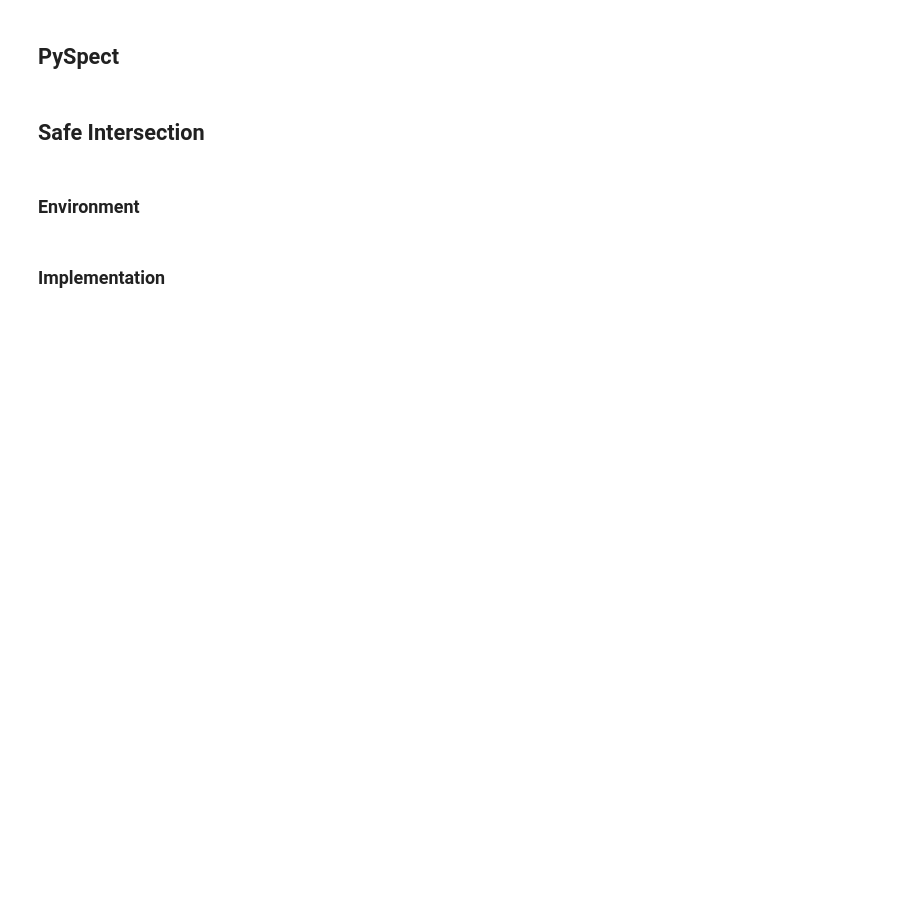
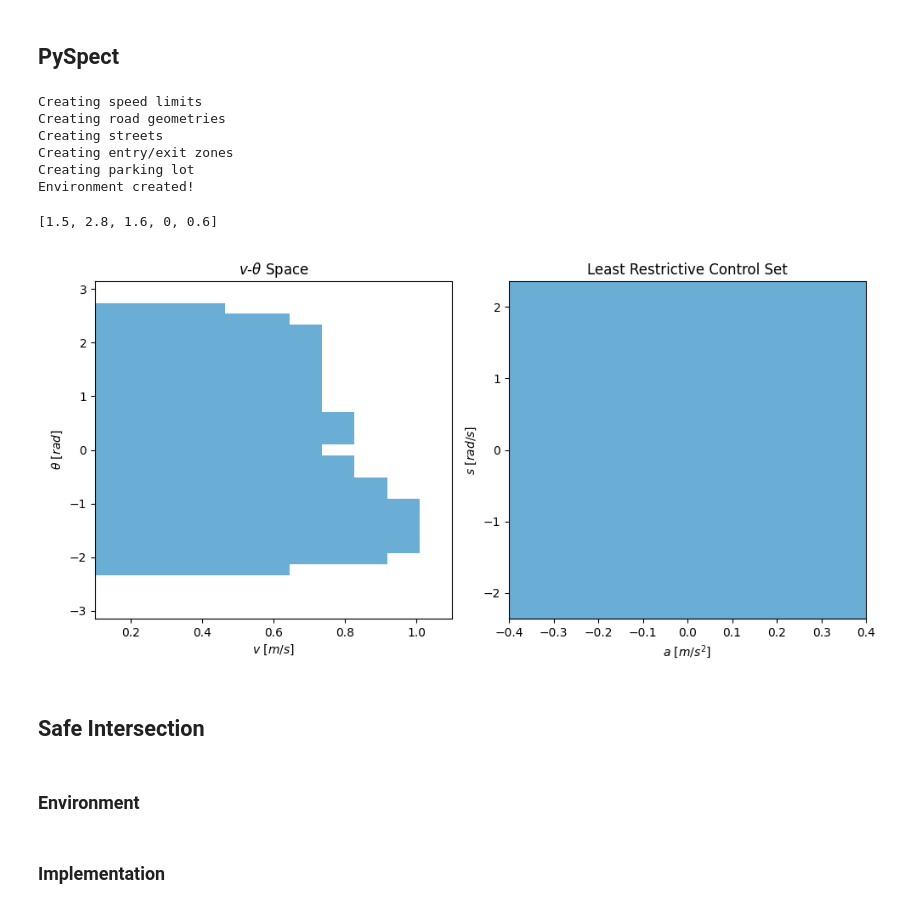
Before and after one commit to sulthansf/pyspect, a Jupyter notebook: examples/hj.ipynb, the cells around one changed output. Drawn from its saved outputs; the diff is of its cells as text; code cells hidden in the pictures; blank space fills up the shorter version.

```diff
--- a/examples/hj.ipynb
+++ b/examples/hj.ipynb
@@ -122,7 +127,7 @@ def interact_scenario(times, *pairs):
         return fig
     return interaction, render_frame
 
-def interact_tubes(times, *triplets, eye=None, **kwargs):
+def interact_tubes_time(times, *triplets, eye=None):
     background = sio.imread(BACKGROUND_PATH, as_gray=True)
     background = np.flipud(background)
 
@@ -243,6 +248,10 @@ def interact_tubes_axis(times, *triplets, axis=2, eye=None):
         return fw
     return interaction, render_frame
 
+def interact_tubes(*args, axis=None, **kwargs):
+    return (interact_tubes_time(*args, **kwargs) if axis is None else
+            interact_tubes_axis(*args, **kwargs, axis=axis))
+
 def sphere_to_cartesian(r, theta, phi):
     theta *= np.pi/180
     phi *= np.pi/180
@@ -525,13 +552,17 @@ def env(timeline):
 # phi = ps.Until(ps.Or('kyrkogatan', 'nygatan'), 'exit_zone')
 
 # Parking Example
-phi1 = ps.Until(ps.Or('kyrkogatan', 'parking_lot'), 'parking_spots')
-phi2 = ps.Until(ps.Or('kyrkogatan', 'parking_lot'), 'phi1')
+phi = ps.Until(ps.Or('kyrkogatan', 'parking_lot'), 'parking_spots')
 
-timeline = new_timeline(20)
-out = phi1(**env(timeline))
-out.vf = out.vf[-1]
-out = phi2(**env(timeline), phi1=out)
+timeline = new_timeline(30)
+out = phi(**env(timeline))
+# %% [output]
+Creating speed limits
+Creating road geometries
+Creating streets
+Creating entry/exit zones
+Creating parking lot
+Environment created!
 # %%
 I, F = interact_tubes(
     timeline,
@@ -598,11 +629,16 @@ def lrcs(dynamics, grid, dt, vf, x, i):
     b = np.array(dt*(dvdx.T @ g))
     return a, b
 
-def plot2d(im, **kwargs):
-    fig, ax = plt.subplots()
+def plot2d(*args, **kwargs):
+    if len(args) == 1:
+        _, ax = plt.subplots()
+        im, = args
+    elif len(args) == 2:
+        ax, im = args
+    else:
+        raise Exception("Wrong number of arguments")
     im = np.where(im, 0.5, np.nan)
-    ax.imshow(im, vmin=0, vmax=1, cmap='Blues', aspect='auto', origin='lower', **kwargs)
-    return fig
+    return [ax.imshow(im, vmin=0, vmax=1, cmap='Blues', aspect='auto', origin='lower', **kwargs)]
 
 def position(grid, ix):
     return np.array([grid.coordinate_vectors[n][ix[n]] for n in range(grid.ndim)])
@@ -616,3 +645,36 @@ plot2d(shp.project_onto(out.vf[:, ix[0], ix[1], :, ix[3], :], 1, 2) <= 0, extent
+# %%
+x0 = [2, 1.5, 0, 0, 0.7]
+x0 = [5.6, 0.4, 1.8, 0, 0.4]
+# x0 = [5.55396877,  1.35310905,  1.64714235, -0.47123891,  0.48000001] # problematic
+
+i, x = 15, [0.4, 1.6, 0, 0, 0.5] # x0
+i, x = 45, [1.5, 2.8, 1.6, 0, 0.6] # x1
+# i, x = 108, [3.9, 3.9, 0.2, 0, 0.4] # x2
+# i, x = 142, [2.5, 5.5, 2.5, 0, 0.4] # x3
+
+# # # # # # # # # # # # #
+
+print(x)
+ix = nearest_index(grid, x)
+extent = [0.1, 1.1, -np.pi, +np.pi]
+fig, (lax, rax) = plt.subplots(ncols=2, figsize=(10,5))
+# Left Plot
+plot2d(lax, shp.project_onto(out.vf[i:, ix[0], ix[1], :, ix[3], :], 1, 2) <= 0, extent=extent)
+lax.set_title(r'$v$-$\theta$ Space')
+lax.set_xlabel(r'$v$ $[m/s]$')
+lax.set_ylabel(r'$\theta$ $[rad]$')
+# Right Plot
+a, b = lrcs(reach_dynamics, grid, 0.1, out.vf, x, i)
+xs, ys = np.meshgrid(np.linspace(-0.4, 0.4), np.linspace(-3*np.pi/4, 3*np.pi/4))
+extent = [-0.4, 0.4, -3*np.pi/4, 3*np.pi/4]
+plot2d(rax, a + b[0]*ys + b[1]*xs <= 0, extent=extent)
+rax.set_title('Least Restrictive Control Set')
+rax.set_xlabel(r'$a$ $[m/s^2]$')
+rax.set_ylabel(r'$s$ $[rad/s]$')
+fig.tight_layout()
+# %% [output]
+[1.5, 2.8, 1.6, 0, 0.6]
+[figure, added]
 # %%
 traj = walk(reach_dynamics, grid, new_timeline(20), out.vf, x0)
 traj[:, [0, 3, 4, 5, 6]]
```
Also changed, not shown: parts of 5 cells of this notebook, 8 other files.
